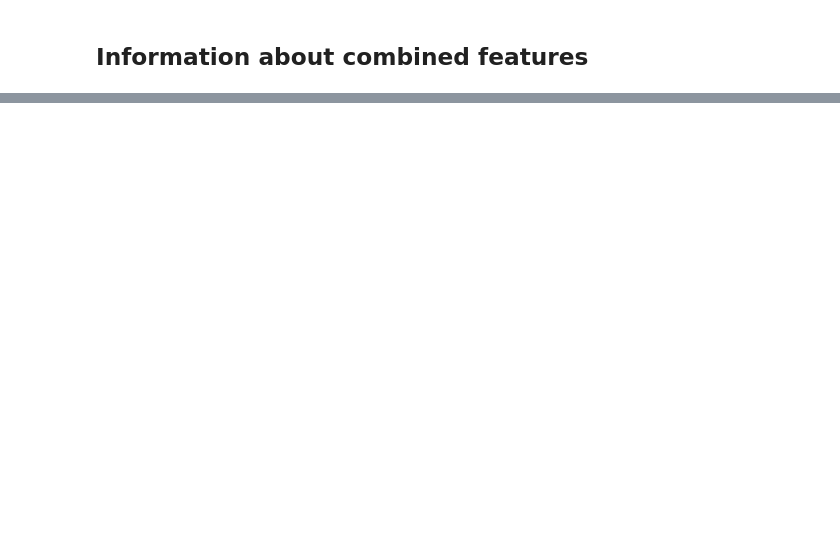
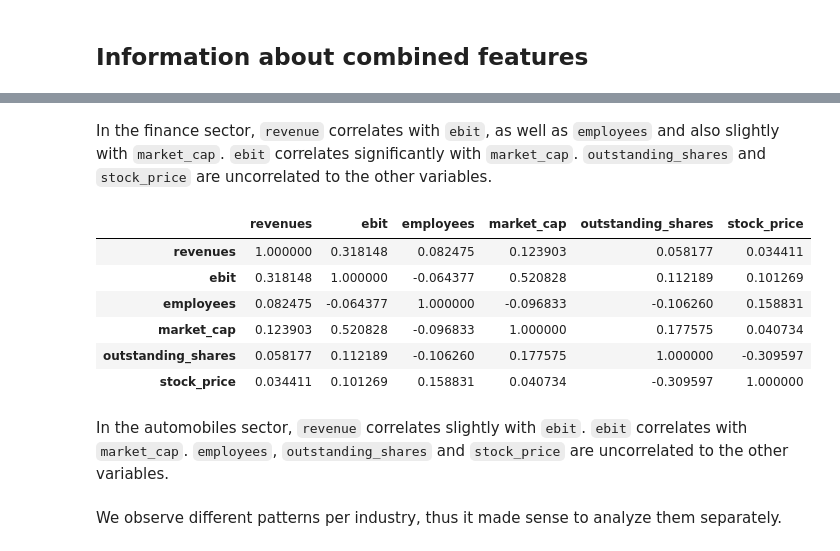
Before and after one commit to maxluetkemeyer/dataset_generator, a Jupyter notebook: dataset_2/1_GeneralInfo.ipynb, the cells around one changed output, grey strips where cells are left out. Saved outputs shown, nothing was run; the diff lists cells and outputs as text; code cells hidden in the pictures; blank space fills up the shorter version.

```diff
--- a/dataset_2/1_GeneralInfo.ipynb
+++ b/dataset_2/1_GeneralInfo.ipynb
@@ -264,0 +375,21 @@ corr_matrix
+# %% [markdown]
+In the finance sector, `revenue` correlates with `ebit`, as well as `employees` and also slightly with `market_cap`.
+`ebit` correlates significantly with `market_cap`.
+`outstanding_shares` and `stock_price` are uncorrelated to the other variables.
+# %%
+automobiles_corr = base_df_automobiles.corr()
+automobiles_corr
+# %% [output]
+|  | revenues | ebit | employees | market_cap | outstanding_shares | stock_price |
+| revenues | 1.000000 | 0.318148 | 0.082475 | 0.123903 | 0.058177 | 0.034411 |
+| ebit | 0.318148 | 1.000000 | -0.064377 | 0.520828 | 0.112189 | 0.101269 |
+| employees | 0.082475 | -0.064377 | 1.000000 | -0.096833 | -0.106260 | 0.158831 |
+| market_cap | 0.123903 | 0.520828 | -0.096833 | 1.000000 | 0.177575 | 0.040734 |
+| outstanding_shares | 0.058177 | 0.112189 | -0.106260 | 0.177575 | 1.000000 | -0.309597 |
+| stock_price | 0.034411 | 0.101269 | 0.158831 | 0.040734 | -0.309597 | 1.000000 |
+# %% [markdown]
+In the automobiles sector, `revenue` correlates slightly with `ebit`.
+`ebit` correlates with `market_cap`.
+`employees`, `outstanding_shares` and `stock_price` are uncorrelated to the other variables.
+# %% [markdown]
+We observe different patterns per industry, thus it made sense to analyze them separately.
```
Also changed, not shown: parts of 20 cells of this notebook, 18 other files.
